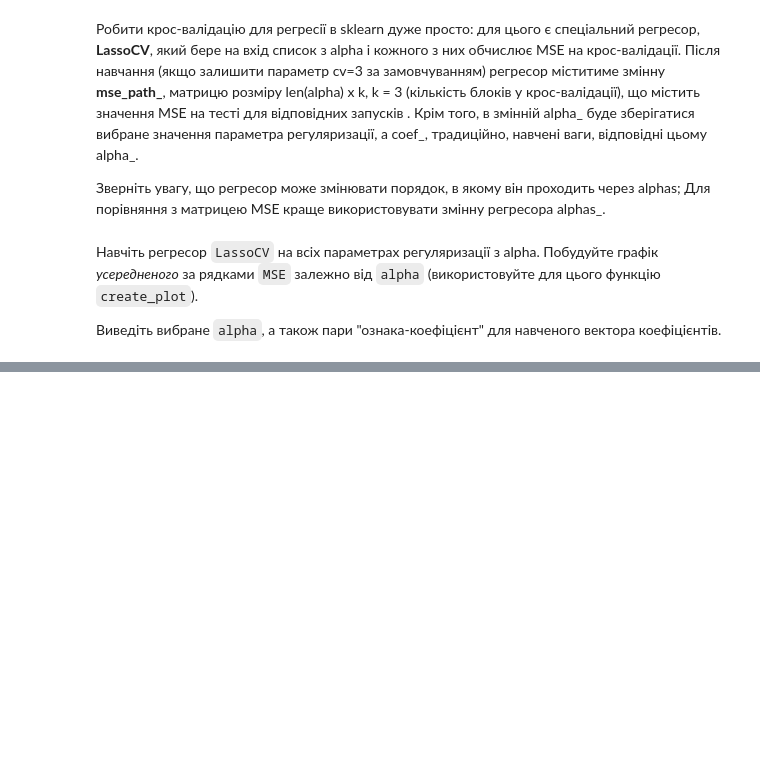
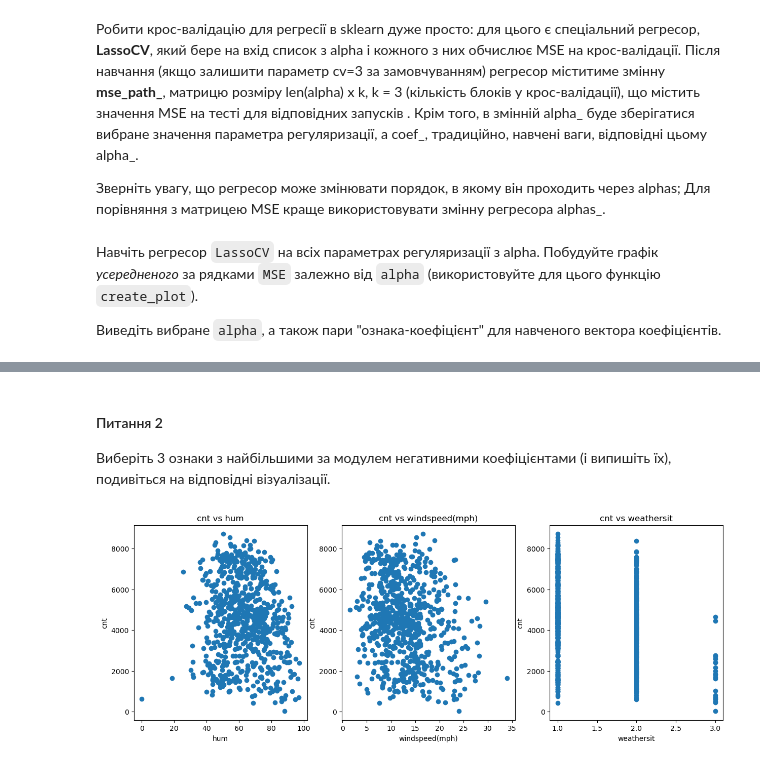
Before and after one commit to anilev6/DATA-HW4, a Jupyter notebook: OverfittingHomeWork.ipynb, the cells around one changed output, grey strips where cells are left out. Drawn from its saved outputs; the diff is of its cells as text; code cells hidden in the pictures; blank space fills up the shorter version.

```diff
--- a/OverfittingHomeWork.ipynb
+++ b/OverfittingHomeWork.ipynb
@@ -427,0 +467,28 @@ __Ответ:__
+# %% [markdown]
+#### Питання 2
+
+Виберіть 3 ознаки з найбільшими за модулем негативними коефіцієнтами (і випишіть їх), подивіться на відповідні візуалізації.
+# %%
+features_with_lowest_coefficients = ["hum", "windspeed(mph)", "weathersit"]
+plt.figure(figsize=(15, 5))
+plt.subplot(1, 3, 1)
+plt.scatter(df["hum"], df["cnt"])
+plt.title("cnt vs hum")
+plt.xlabel("hum")
+plt.ylabel("cnt")
+
+plt.subplot(1, 3, 2)
+plt.scatter(df["windspeed(mph)"], df["cnt"])
+plt.title("cnt vs windspeed(mph)")
+plt.xlabel("windspeed(mph)")
+plt.ylabel("cnt")
+
+plt.subplot(1, 3, 3)
+plt.scatter(df["weathersit"], df["cnt"])
+plt.title("cnt vs weathersit")
+plt.xlabel("weathersit")
+plt.ylabel("cnt")
+
+plt.show()
+# %% [output]
+[figure, added]
```
Also changed, not shown: parts of 29 cells of this notebook.
